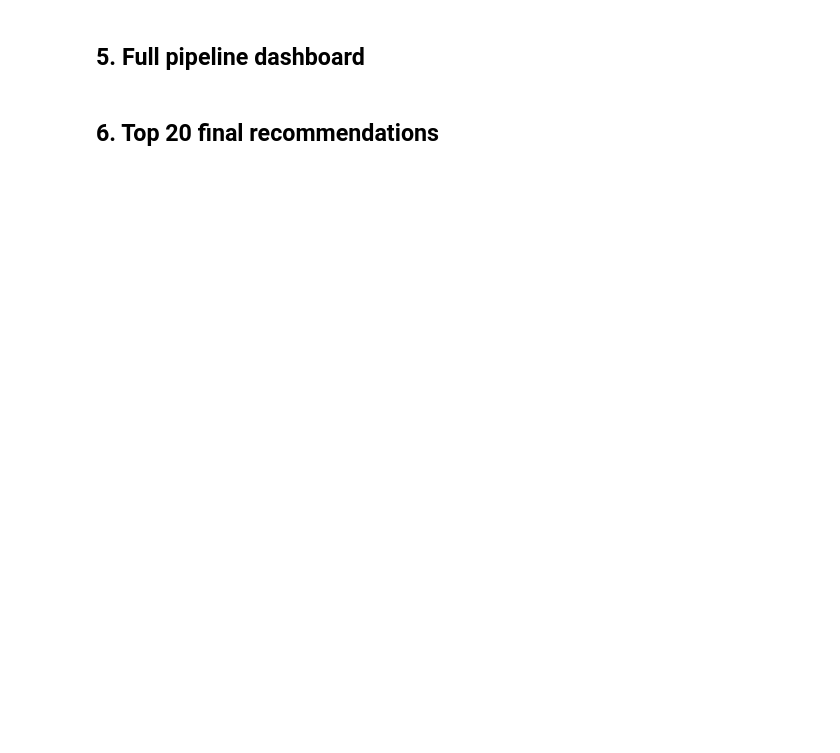
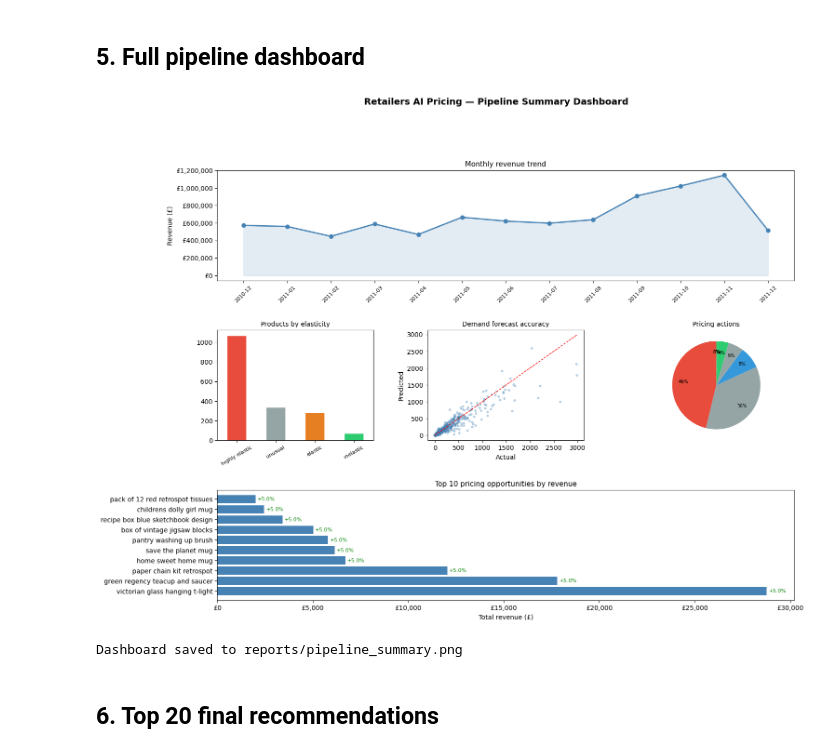
Before and after one commit to mojay6111/Retailers_AI_-Pricing, a Jupyter notebook: notebooks/06_evaluation.ipynb, the cells around one changed output. Cells and saved outputs as stored; diff of their text form; code cells hidden in the pictures; blank space fills up the shorter version.

```diff
--- a/notebooks/06_evaluation.ipynb
+++ b/notebooks/06_evaluation.ipynb
@@ -133,34 +199,37 @@ sample = demand.sample(min(1000, len(demand)), random_state=42)
 ax3.scatter(sample['monthly_quantity'], sample['predicted_quantity'], alpha=0.3, s=8, color='steelblue')
 mx = max(sample['monthly_quantity'].max(), sample['predicted_quantity'].max())
 ax3.plot([0, mx], [0, mx], 'r--', linewidth=1)
 ax3.set_title('Demand forecast accuracy', fontsize=10)
 ax3.set_xlabel('Actual')
 ax3.set_ylabel('Predicted')
 
 # 4. Pricing actions breakdown
 ax4 = fig.add_subplot(gs[1, 2])
 action_counts = recs['action'].value_counts()
 colors = ['#2ecc71' if 'increase' in a else '#e74c3c' if 'sensitive' in a
           else '#3498db' if 'elastic' in a else '#95a5a6' for a in action_counts.index]
 ax4.pie(action_counts.values, labels=None, colors=colors, startangle=90,
         autopct='%1.0f%%', pctdistance=0.75, textprops={'fontsize': 7})
 ax4.set_title('Pricing actions', fontsize=10)
 
 # 5. Top 10 opportunities
 ax5 = fig.add_subplot(gs[2, :])
 top_ops = increase.nlargest(10, 'total_revenue')
 bars = ax5.barh(top_ops['description'].str[:35], top_ops['total_revenue'], color='steelblue')
 ax5.set_xlabel('Total revenue (£)')
 ax5.set_title('Top 10 pricing opportunities by revenue', fontsize=11)
-for bar, chg in zip(bars, top_ops['price_change_pct']):
+for bar, chg in zip(bars, top_ops['final_change_pct']):
     ax5.text(bar.get_width() + 100, bar.get_y() + bar.get_height()/2,
              f'+{chg:.1f}%', va='center', fontsize=8, color='green')
 ax5.xaxis.set_major_formatter(plt.FuncFormatter(lambda x, _: f'£{x:,.0f}'))
 
 fig.suptitle('Retailers AI Pricing — Pipeline Summary Dashboard', fontsize=14, fontweight='bold', y=1.01)
 plt.savefig('../reports/pipeline_summary.png', dpi=150, bbox_inches='tight')
 plt.show()
 print('Dashboard saved to reports/pipeline_summary.png')
+# %% [output]
+[figure, added]
+Dashboard saved to reports/pipeline_summary.png
 # %% [markdown]
 ## 6. Top 20 final recommendations
 # %%
```
Also changed, not shown: parts of 8 cells of this notebook, 9 other files.
